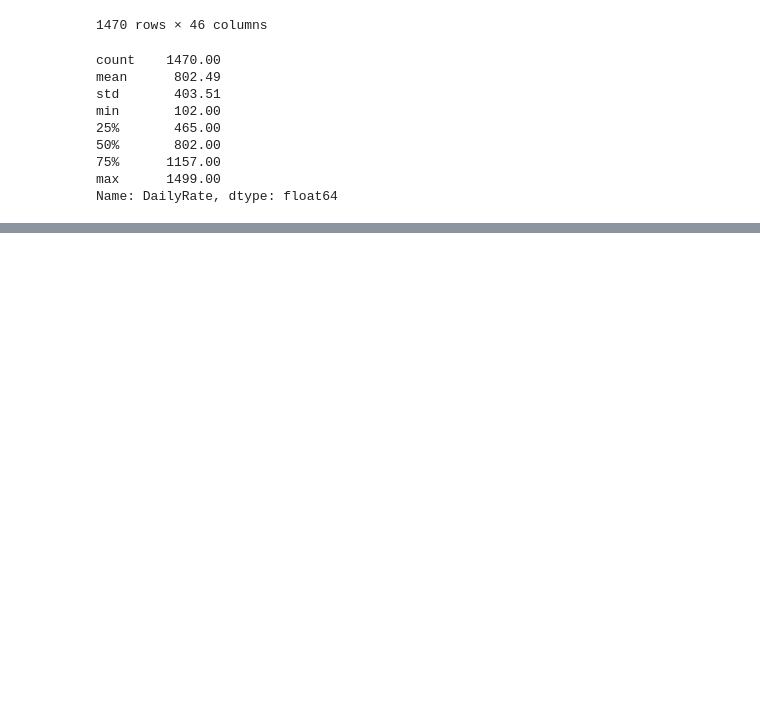
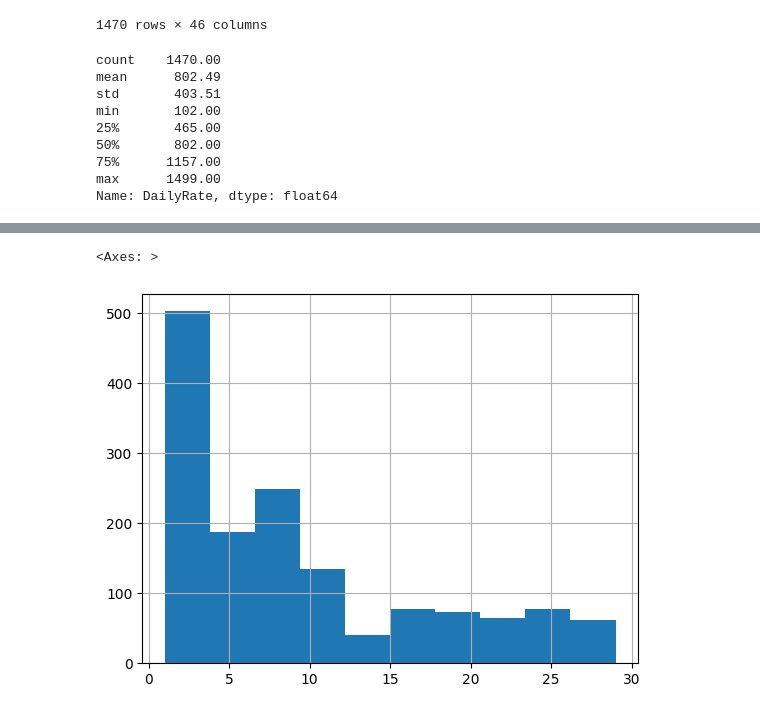
Before and after one commit to nawarfathi/HR, a Jupyter notebook: WA_fn.ipynb, the cells around one changed output, grey strips where cells are left out. Saved outputs shown, nothing was run; the diff lists cells and outputs as text; code cells hidden in the pictures; blank space fills up the shorter version.

```diff
--- a/WA_fn.ipynb
+++ b/WA_fn.ipynb
@@ -433,0 +446,5 @@ Name: DailyRate, dtype: float64
+# %%
+df['DistanceFromHome'].hist()
+# %% [output]
+<Axes: >
+[figure, added]
```
Also changed, not shown: parts of 4 cells of this notebook.
